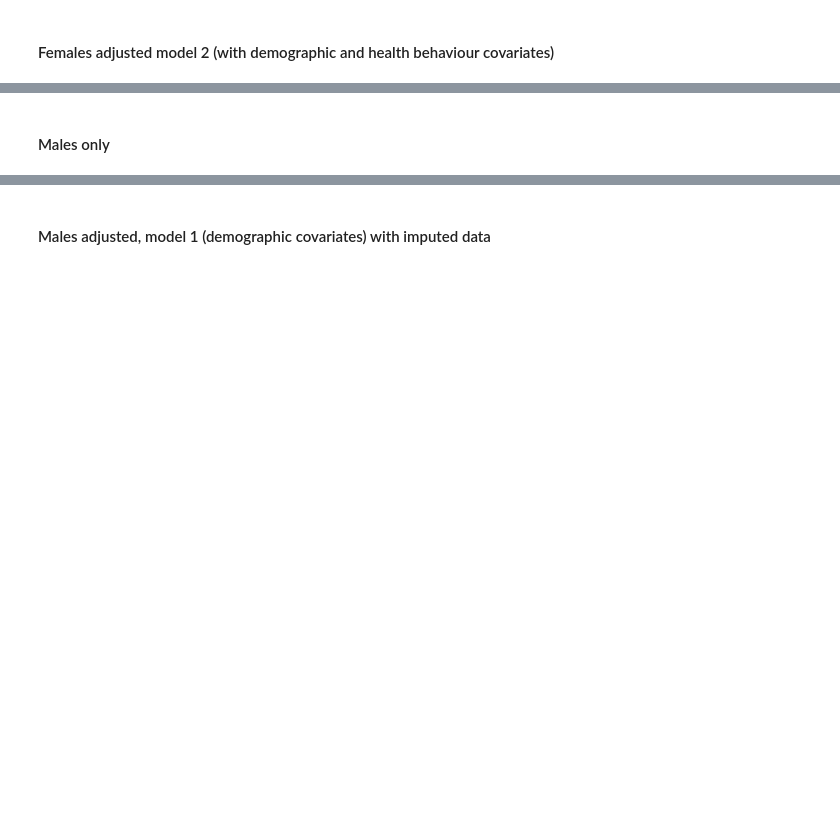
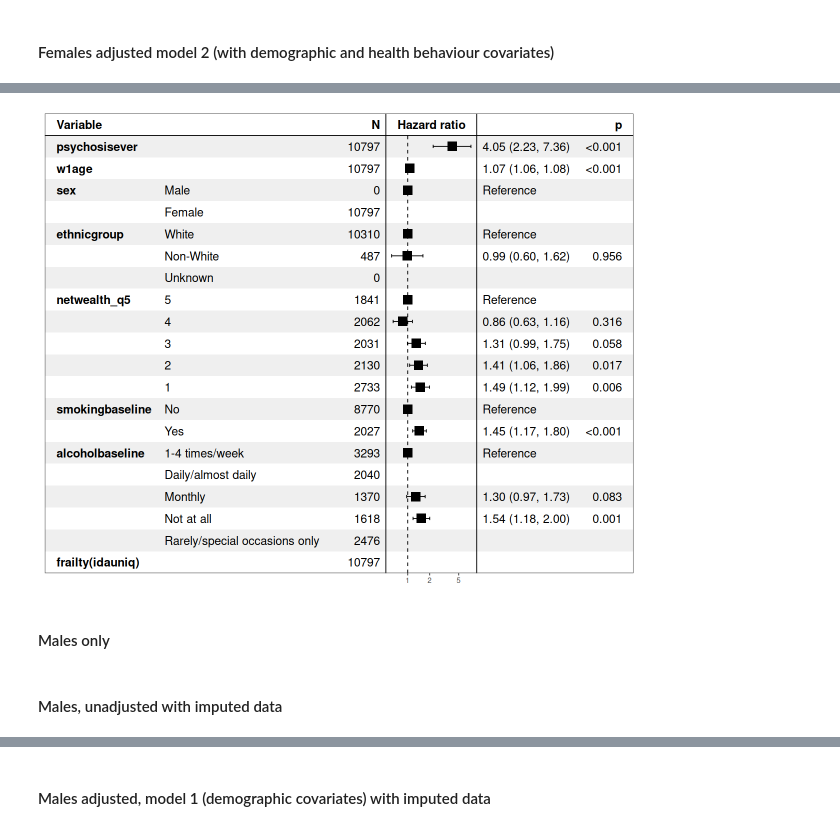
Before and after one commit to vaughanbell/longitudinal-stroke-psychosis-ELSA, a Jupyter notebook: Richards-Belle_et_al_WithImputedMissingData.ipynb, the cells around one changed output, grey strips where cells are left out. Cells and saved outputs as stored; diff of their text form; code cells hidden in the pictures; blank space fills up the shorter version.

```diff
--- a/Richards-Belle_et_al_WithImputedMissingData.ipynb
+++ b/Richards-Belle_et_al_WithImputedMissingData.ipynb
@@ -378,0 +437,7 @@ Likelihood ratio test= 2111  on NaN df,   p=NA
+# %%
+# Set plot size
+options(repr.plot.width=10, repr.plot.height=8)
+
+# Plot
+forest_model(strokeinpsychosis_coxadj2imputedfemale)
+# %% [output]
@@ -379,5 +446,8 @@ Likelihood ratio test= 2111  on NaN df,   p=NA
+[figure, added]
 # %% [markdown]
 #### Males only
 # %%
 strokeinpsychosis_imp_male <- strokeinpsychosis_imp %>%
   filter(sex == "Male")
+# %% [markdown]
+#### Males, unadjusted with imputed data
```
Also changed, not shown: parts of 79 cells of this notebook.
